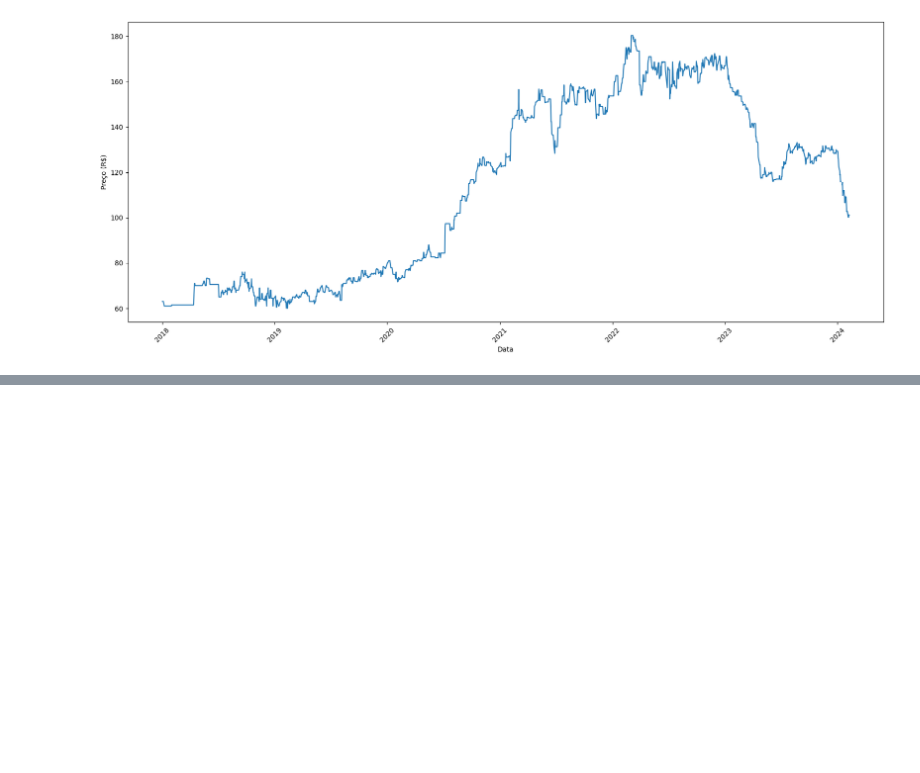
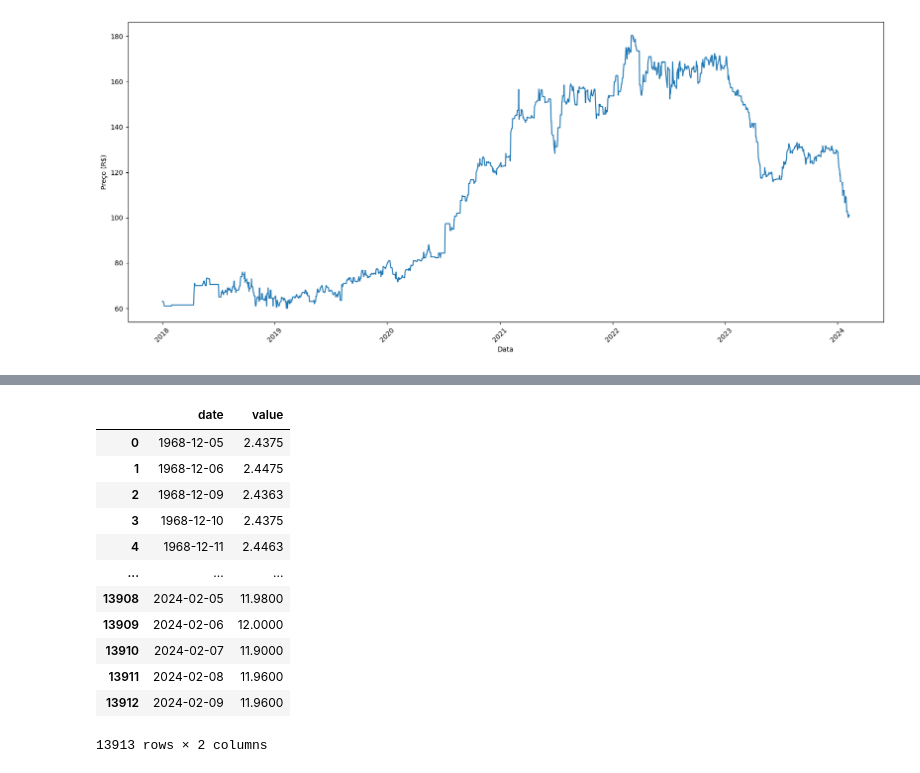
Before and after one commit to vidomirana/Analise-Sincronia-SeriesTemporais-Soja, a Jupyter notebook: Basis_Soja.ipynb, the cells around one changed output, grey strips where cells are left out. Cells and saved outputs as stored; diff of their text form; code cells hidden in the pictures; blank space fills up the shorter version.

```diff
--- a/Basis_Soja.ipynb
+++ b/Basis_Soja.ipynb
@@ -101,3 +102,21 @@ soja_df.iloc[1450:1470]
 | 2024-01-29 | Soja | BARREIRAS | (comum) | sc 60 kg | 109.13 |
 | 2024-01-30 | Soja | BARREIRAS | (comum) | sc 60 kg | 105.75 |
 | 2024-01-31 | Soja | BARREIRAS | (comum) | sc 60 kg | 102.63 |
+# %%
+futuro_df = pd.read_csv(r'C:\Users\Lenovo\Documents\MeusProjetos\Analise-Sincronia-SeriesTemporais-Soja\soybean-prices-historical-chart-data.csv')
+
+futuro_df
+# %% [output]
+|  | date | value |
+| 0 | 1968-12-05 | 2.4375 |
+| 1 | 1968-12-06 | 2.4475 |
+| 2 | 1968-12-09 | 2.4363 |
+| 3 | 1968-12-10 | 2.4375 |
+| 4 | 1968-12-11 | 2.4463 |
+| ... | ... | ... |
+| 13908 | 2024-02-05 | 11.9800 |
+| 13909 | 2024-02-06 | 12.0000 |
+| 13910 | 2024-02-07 | 11.9000 |
+| 13911 | 2024-02-08 | 11.9600 |
+| 13912 | 2024-02-09 | 11.9600 |
+13913 rows × 2 columns
```
Also changed, not shown: parts of 6 cells of this notebook, 2 other files.
